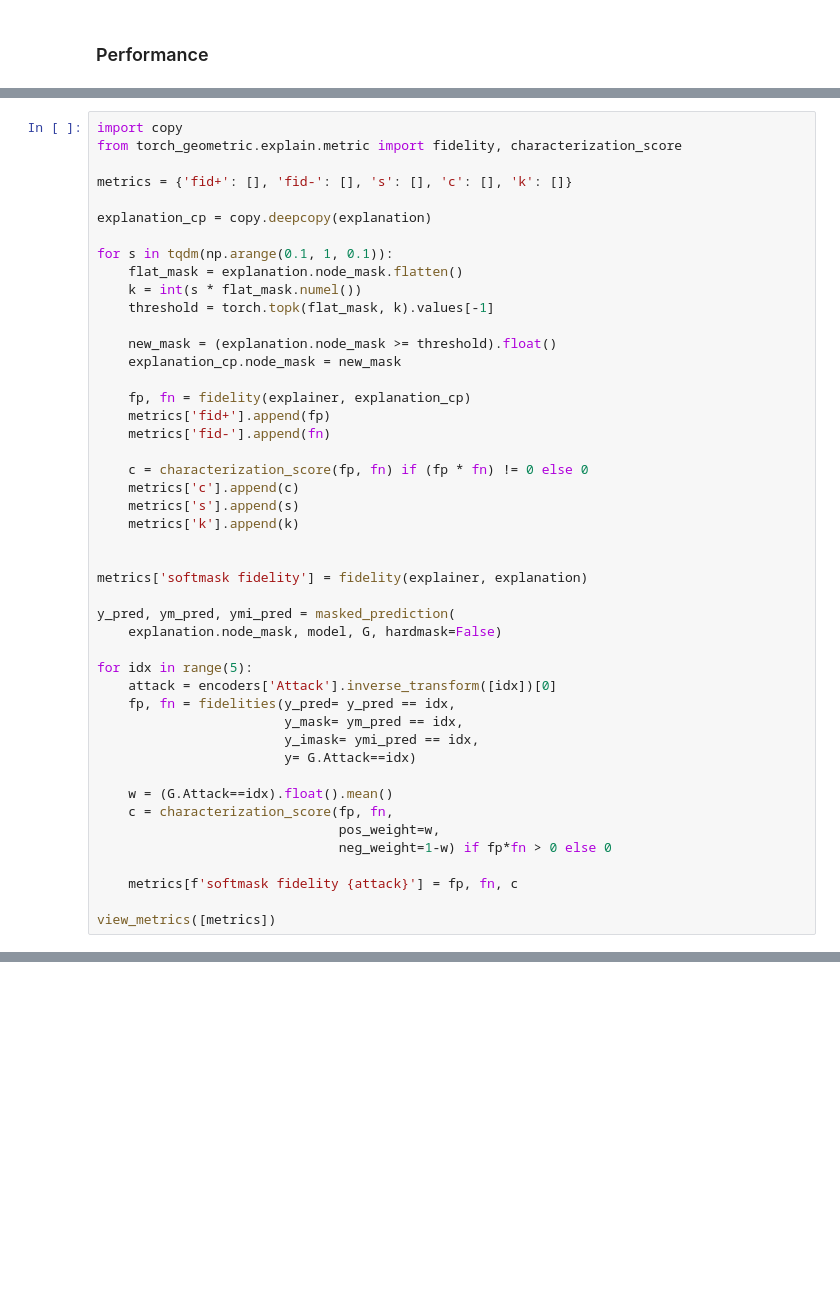
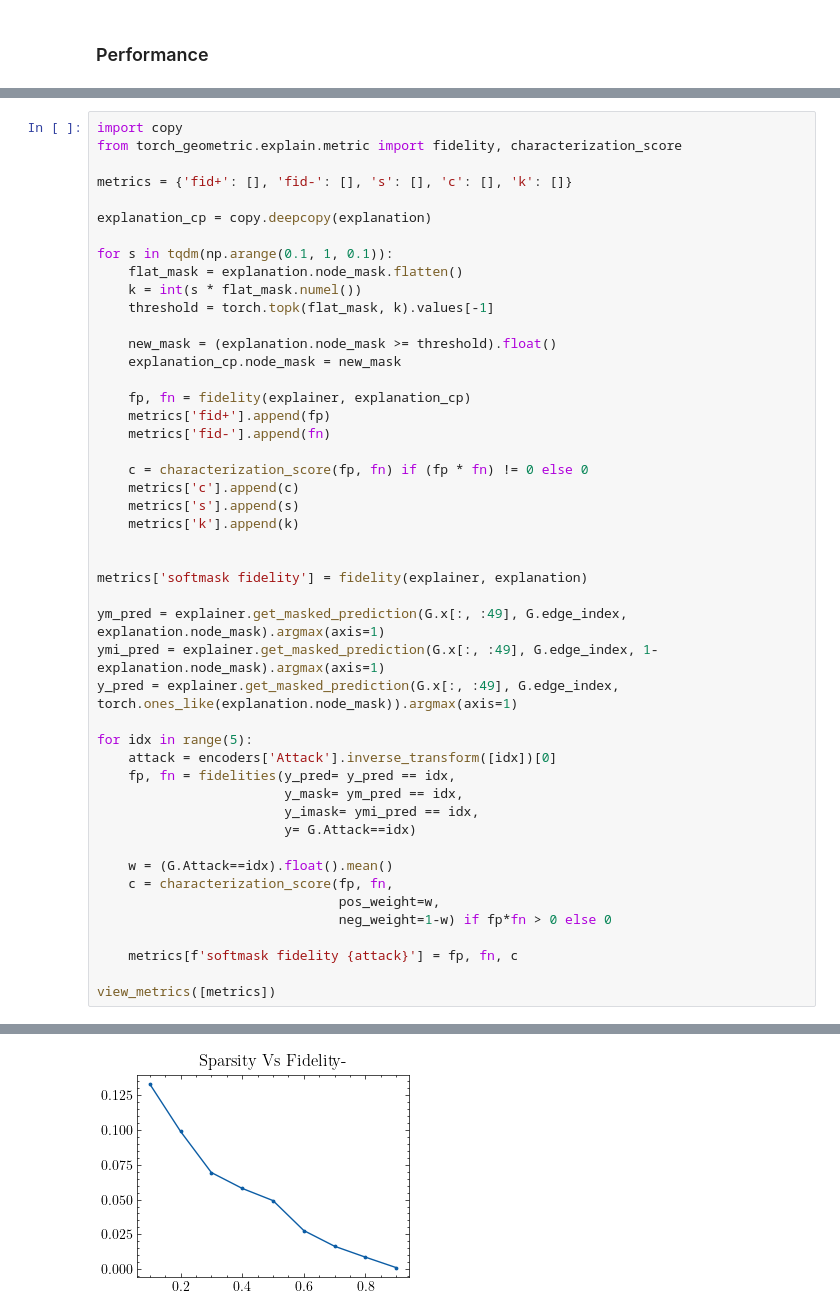
Before and after one commit to ljrn8/COMP4003, a Jupyter notebook: notebooks/xAI/BoT-IoT_gnne_adaptation.ipynb, the cells around one changed output, grey strips where cells are left out. Saved outputs shown, nothing was run; the diff lists cells and outputs as text; blank space fills up the shorter version.

```diff
--- a/notebooks/xAI/BoT-IoT_gnne_adaptation.ipynb
+++ b/notebooks/xAI/BoT-IoT_gnne_adaptation.ipynb
@@ -307,8 +447,9 @@ for s in tqdm(np.arange(0.1, 1, 0.1)):
 
 metrics['softmask fidelity'] = fidelity(explainer, explanation)
 
-y_pred, ym_pred, ymi_pred = masked_prediction(
-    explanation.node_mask, model, G, hardmask=False)
+ym_pred = explainer.get_masked_prediction(G.x[:, :49], G.edge_index, explanation.node_mask).argmax(axis=1)
+ymi_pred = explainer.get_masked_prediction(G.x[:, :49], G.edge_index, 1-explanation.node_mask).argmax(axis=1)
+y_pred = explainer.get_masked_prediction(G.x[:, :49], G.edge_index, torch.ones_like(explanation.node_mask)).argmax(axis=1)
 
 for idx in range(5):
     attack = encoders['Attack'].inverse_transform([idx])[0]
@@ -325,3 +466,4 @@ for idx in range(5):
     metrics[f'softmask fidelity {attack}'] = fp, fn, c
 
 view_metrics([metrics])
+# %% [output]
@@ -327,0 +478 @@ view_metrics([metrics])
+[figure, added]
```
Also changed, not shown: parts of 10 cells of this notebook, 1 other file.
